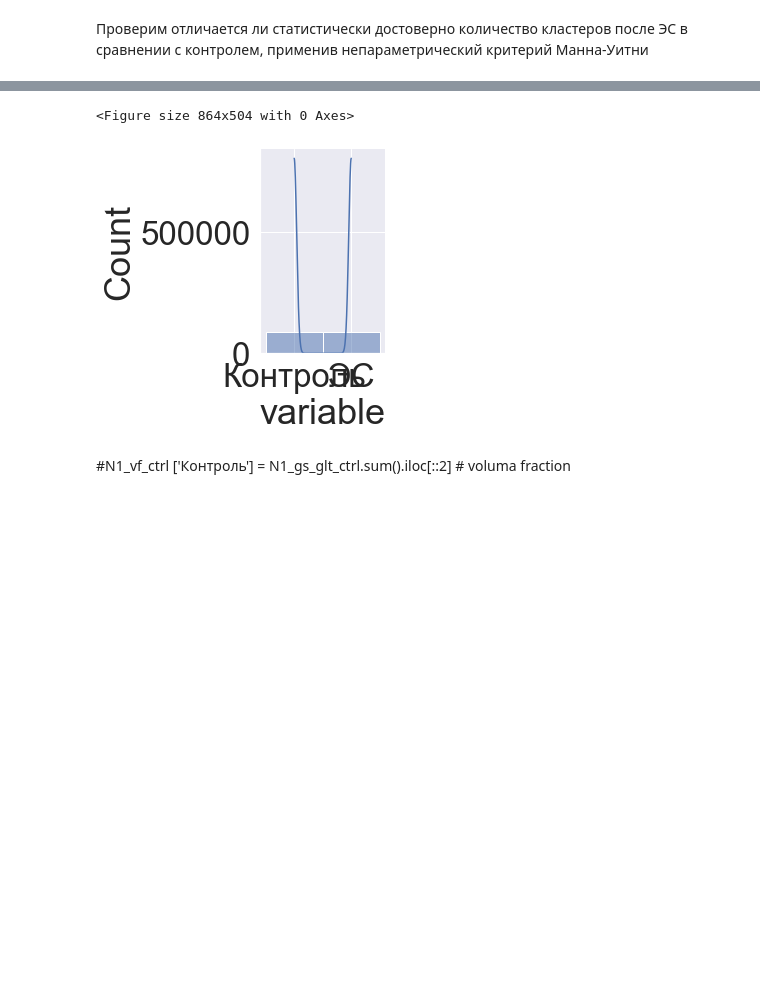
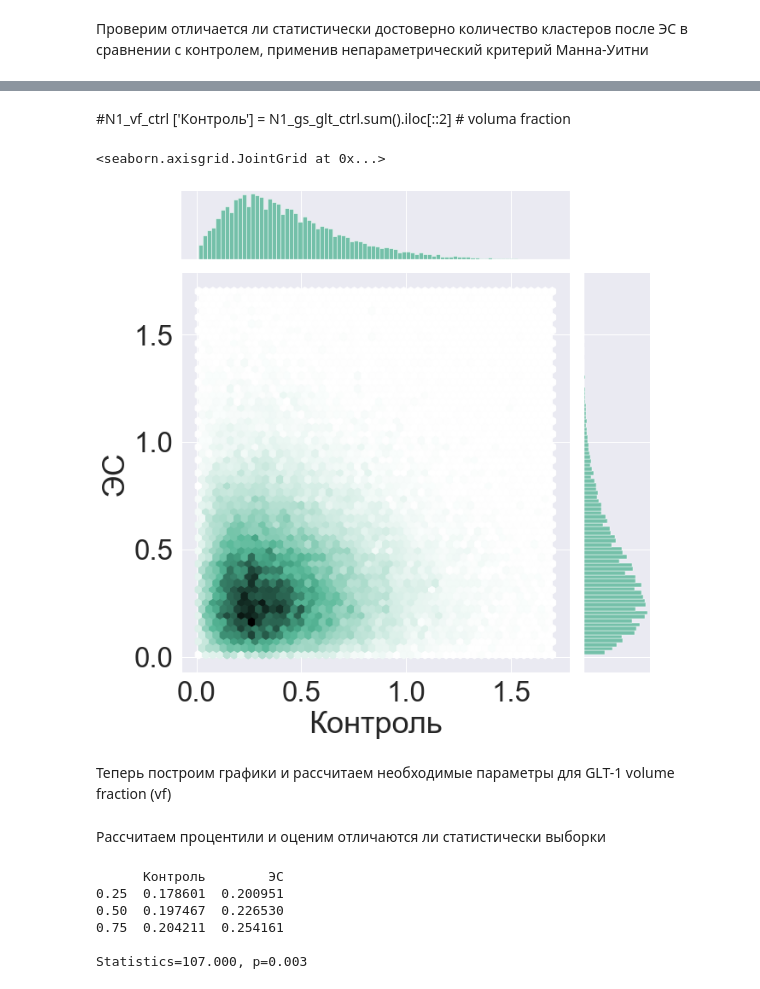
Before and after one commit to Nosa1323/Epilepsy_table_analysis, a Jupyter notebook: ICH_table_analysis.ipynb, the cells around one changed output, grey strips where cells are left out. Saved outputs shown, nothing was run; the diff lists cells and outputs as text; code cells hidden in the pictures; blank space fills up the shorter version.

Commit message:
1.2.3
дополнительные рассчеты и графики для glt

```diff
--- a/ICH_table_analysis.ipynb
+++ b/ICH_table_analysis.ipynb
@@ -196,18 +222,2 @@ sns.histplot(all_vol_glt.iloc[:, 1],kde = True, stat='probability', binwidth= 0.
-# %%
-
-with sns.plotting_context(font_scale=3), sns.axes_style('whitegrid'):
-    plt.figure(figsize=(12, 7)) # меняет размер графика
-    sns.set_style("whitegrid")
-    sns.set_theme(style="ticks")
-    sns.set(font_scale=3)
-#test = all_vol_glt['Контроль']
-#sns.histplot(all_vol_glt1,color='red')#,kde=True, multiple="stack", binwidth = 0.1)#, binwidth = 0.1 )#)
-#sns.boxplot(data = all_vol_glt, palette="vlag")
-#sns.histplot(all_vol_glt.iloc[:, 1],kde = True, stat='probability', binwidth= 0.1, bins = 50)
-#sns.pairplot(pd.melt(all_vol_glt), vars = ['Контроль', 'ЭС'], dropna = True)
-#sns.histplot(all_vol_glt2,color='red')#.info(memory_usage='deep')
-# %% [output]
-<Figure size 864x504 with 0 Axes>
-[figure, removed]
 # %% [markdown]
 #N1_vf_ctrl  ['Контроль'] = N1_gs_glt_ctrl.sum().iloc[::2] # voluma fraction
@@ -215,0 +224,7 @@ with sns.plotting_context(font_scale=3), sns.axes_style('whitegrid'):
+# %%
+sns.jointplot(x = all_vol_glt['Контроль'], y = all_vol_glt['ЭС'], kind="hex", color="#4CB391", height = 10)
+# %% [output]
+<seaborn.axisgrid.JointGrid at 0x...>
+[figure, added]
+# %% [markdown]
+Теперь построим графики и рассчитаем необходимые параметры для GLT-1 volume fraction (vf)
@@ -215,0 +261,15 @@ with sns.plotting_context(font_scale=3), sns.axes_style('whitegrid'):
+# %% [markdown]
+Рассчитаем процентили и оценим отличаются ли статистически выборки
+# %%
+procentile_vf_glt = all_glt_vf.quantile([0.25, 0.50 , 0.75])
+print(procentile_vf_glt)
+stat_vf_glt, p_vf_glt = mannwhitneyu(all_glt_vf.iloc[:, 0], all_glt_vf.iloc[:, 1].dropna())
+print()
+print('Statistics=%.3f, p=%.3f' % (stat_vf_glt, p_vf_glt))
+# %% [output]
+      Контроль        ЭС
+0.25  0.178601  0.200951
+0.50  0.197467  0.226530
+0.75  0.204211  0.254161
+
+Statistics=107.000, p=0.003
```
Also changed, not shown: parts of 23 cells of this notebook.
